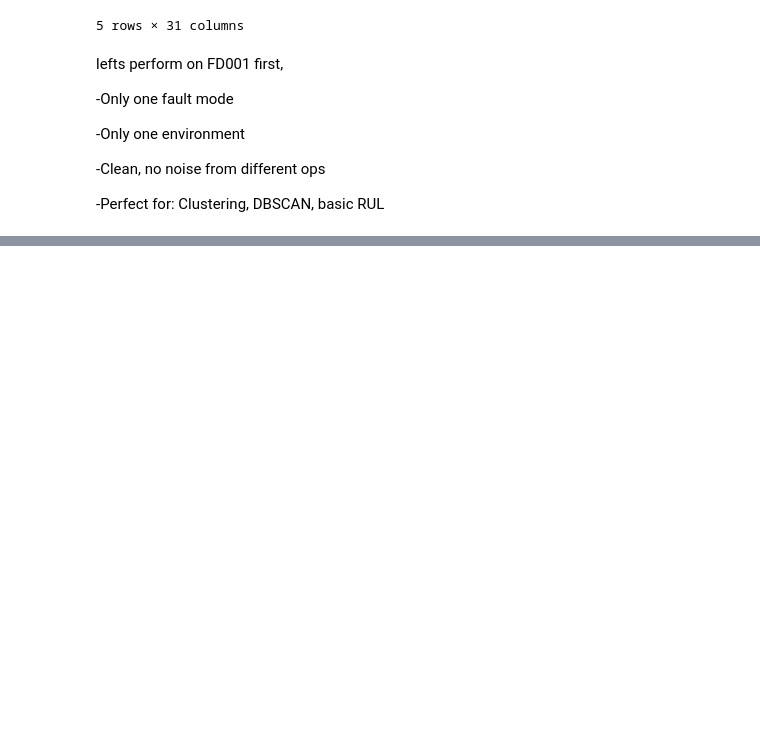
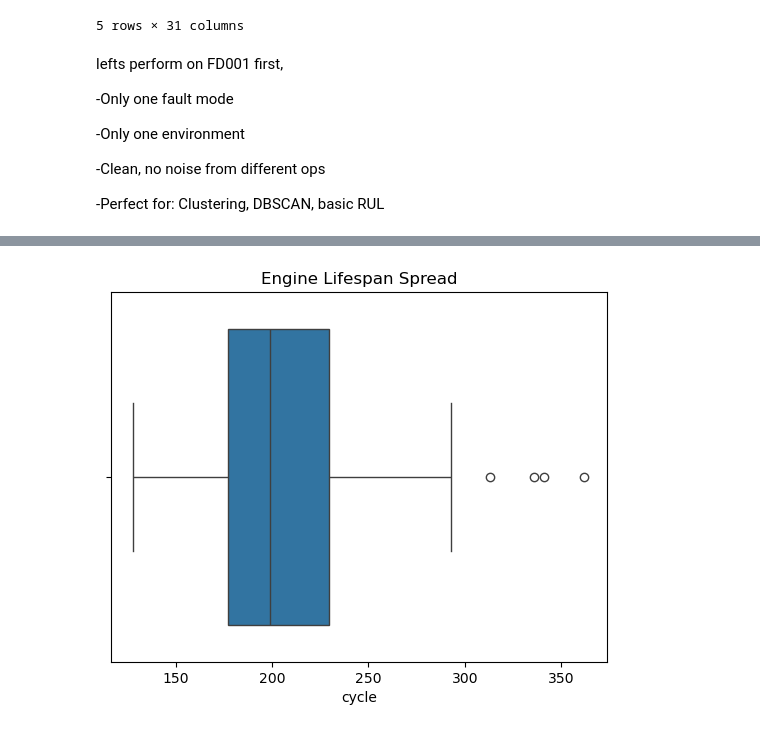
Before and after one commit to sarfraspc/Engine-Anomaly-Radar, a Jupyter notebook: notebook/notebook.ipynb, the cells around one changed output, grey strips where cells are left out. Cells and saved outputs as stored; diff of their text form; code cells hidden in the pictures; blank space fills up the shorter version.

```diff
--- a/notebook/notebook.ipynb
+++ b/notebook/notebook.ipynb
@@ -80,0 +125,6 @@ lefts perform on FD001 first,
+# %%
+sns.boxplot(x=engine_cycles)
+plt.title('Engine Lifespan Spread')
+plt.show()
+# %% [output]
+[figure, added]
```
Also changed, not shown: parts of 3 cells of this notebook, 1 other file.
